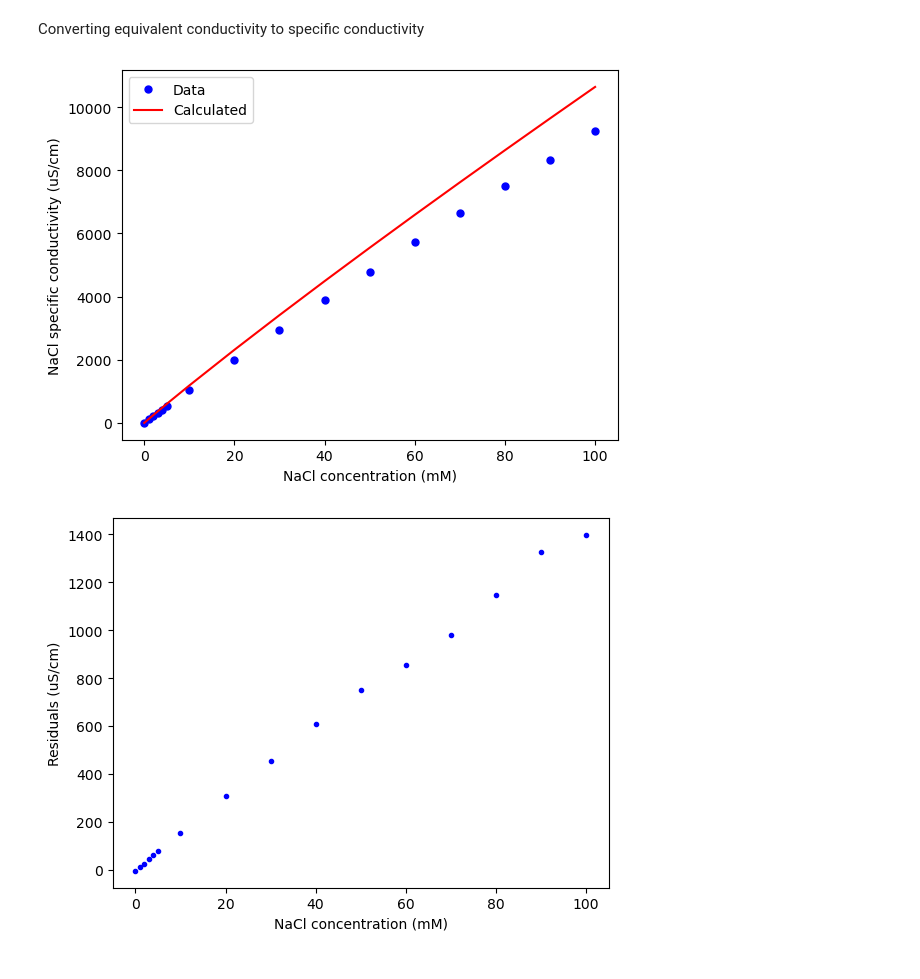
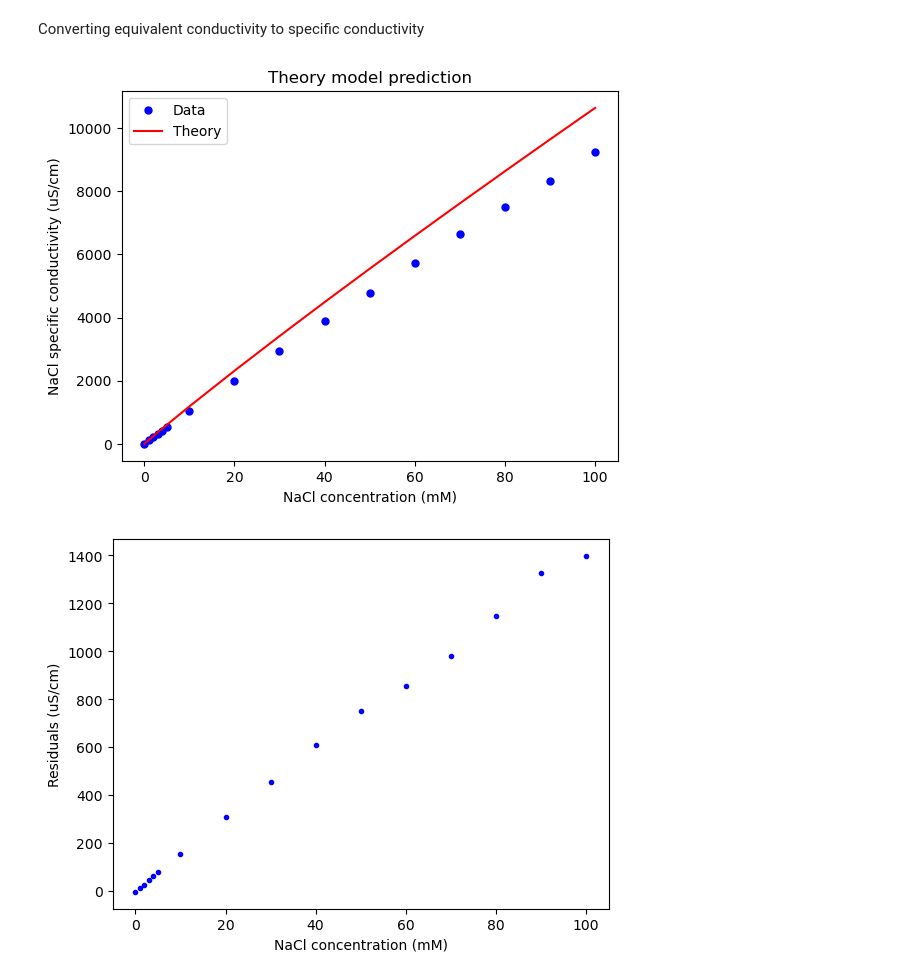
Before and after one commit to dowlinglab/salts-conductivity-modelling, a Jupyter notebook: Equivalent-conductivity.ipynb, the cells around one changed output. Drawn from its saved outputs; the diff is of its cells as text; code cells hidden in the pictures.

```diff
--- a/Equivalent-conductivity.ipynb
+++ b/Equivalent-conductivity.ipynb
@@ -136,13 +136,14 @@ specific_cond_calc = [specific_cond[i]*10**6 for i in range(ndata2)]
 # %%
 # making plot comparison of data and calculated values
 plt.plot(molar_conc_specific, specific_cond_exp, "b.", markersize=10, label="Data")
-plt.plot(molar_conc_specific, specific_cond_calc, "r-", label="Calculated")
+plt.plot(molar_conc_specific, specific_cond_calc, "r-", label="Theory")
 plt.xlabel("NaCl concentration (mM)")
 plt.ylabel("NaCl specific conductivity (uS/cm)")
 plt.legend()
+plt.title("Theory model prediction")
 plt.show()
 # %% [output]
-[figure, old version]
+[figure, new version]
 # %%
 # residuals
 residuals = [specific_cond_calc[i] - specific_cond_exp[i] for i in range(ndata2)]
```
Also changed, not shown: parts of 1 cell of this notebook.
